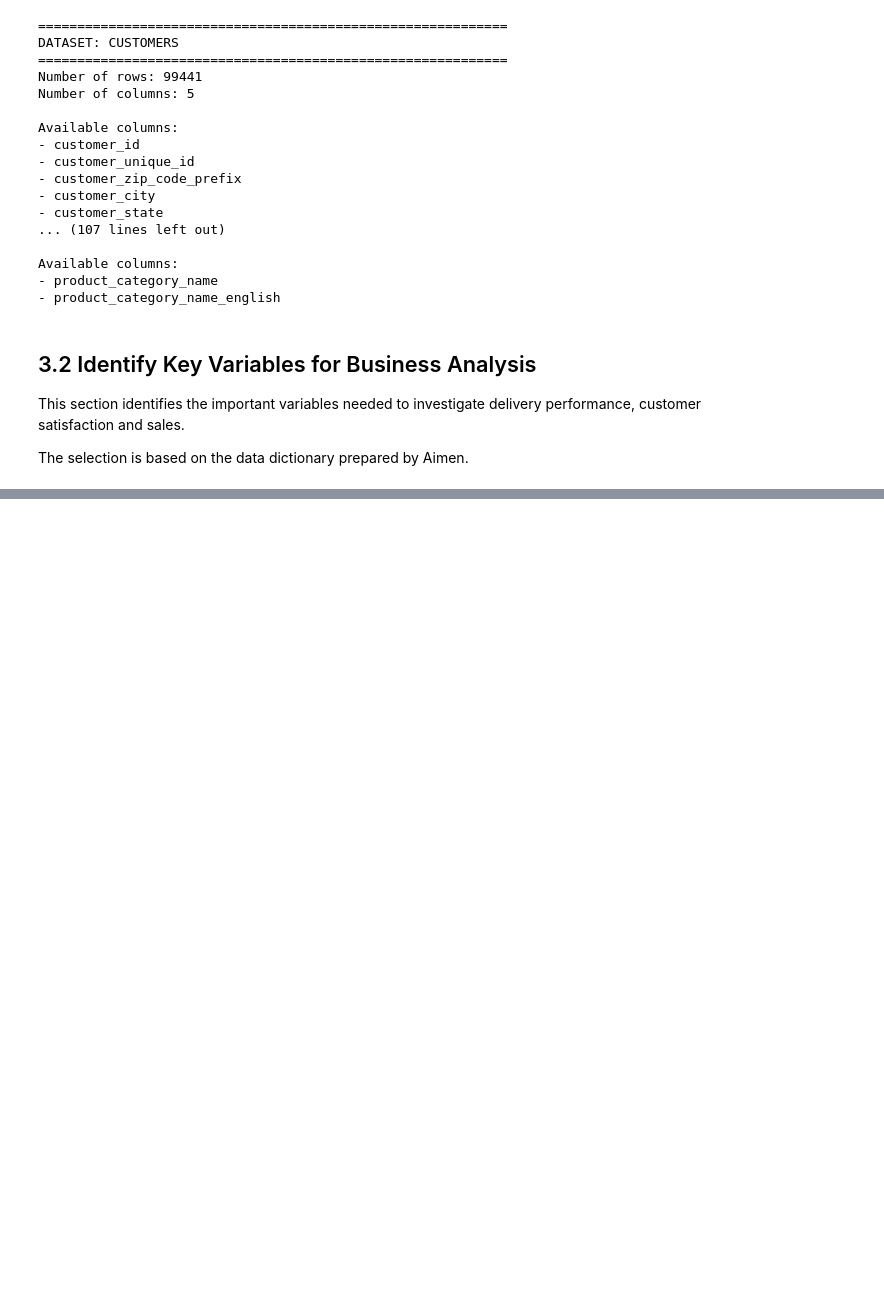
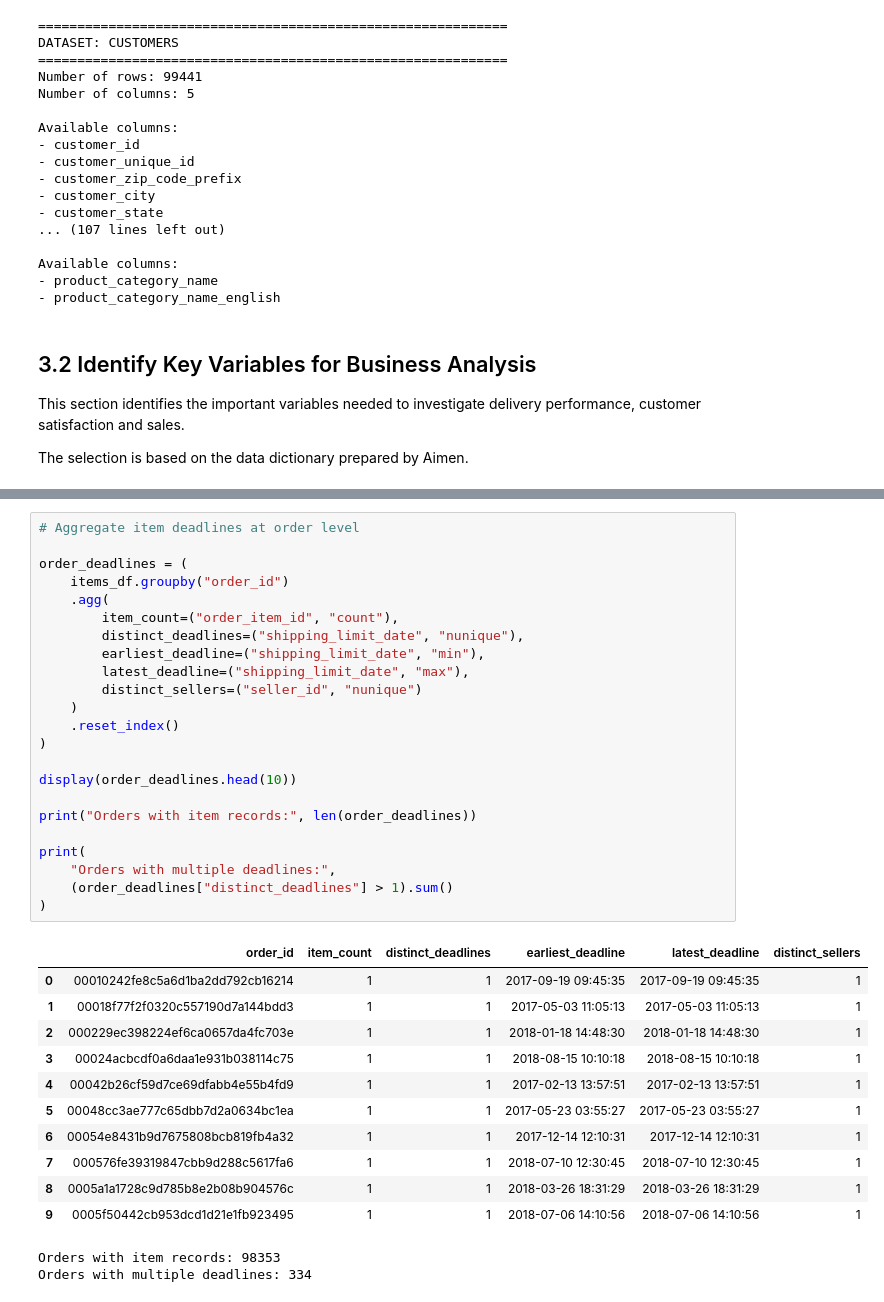
Before and after one commit to tarunmazumdertm-source/olist-delivery-performance-bi, a Jupyter notebook: 04_eda/notebooks/02_olist_eda.ipynb, the cells around one changed output, grey strips where cells are left out. Drawn from its saved outputs; the diff is of its cells as text; blank space fills up the shorter version.

```diff
--- a/04_eda/notebooks/02_olist_eda.ipynb
+++ b/04_eda/notebooks/02_olist_eda.ipynb
@@ -506,0 +1346,37 @@ Missing variable names: 0
+# %%
+# Aggregate item deadlines at order level
+
+order_deadlines = (
+    items_df.groupby("order_id")
+    .agg(
+        item_count=("order_item_id", "count"),
+        distinct_deadlines=("shipping_limit_date", "nunique"),
+        earliest_deadline=("shipping_limit_date", "min"),
+        latest_deadline=("shipping_limit_date", "max"),
+        distinct_sellers=("seller_id", "nunique")
+    )
+    .reset_index()
+)
+
+display(order_deadlines.head(10))
+
+print("Orders with item records:", len(order_deadlines))
+
+print(
+    "Orders with multiple deadlines:",
+    (order_deadlines["distinct_deadlines"] > 1).sum()
+)
+# %% [output]
+|  | order_id | item_count | distinct_deadlines | earliest_deadline | latest_deadline | distinct_sellers |
+| 0 | 00010242fe8c5a6d1ba2dd792cb16214 | 1 | 1 | 2017-09-19 09:45:35 | 2017-09-19 09:45:35 | 1 |
+| 1 | 00018f77f2f0320c557190d7a144bdd3 | 1 | 1 | 2017-05-03 11:05:13 | 2017-05-03 11:05:13 | 1 |
+| 2 | 000229ec398224ef6ca0657da4fc703e | 1 | 1 | 2018-01-18 14:48:30 | 2018-01-18 14:48:30 | 1 |
+| 3 | 00024acbcdf0a6daa1e931b038114c75 | 1 | 1 | 2018-08-15 10:10:18 | 2018-08-15 10:10:18 | 1 |
+| 4 | 00042b26cf59d7ce69dfabb4e55b4fd9 | 1 | 1 | 2017-02-13 13:57:51 | 2017-02-13 13:57:51 | 1 |
+| 5 | 00048cc3ae777c65dbb7d2a0634bc1ea | 1 | 1 | 2017-05-23 03:55:27 | 2017-05-23 03:55:27 | 1 |
+| 6 | 00054e8431b9d7675808bcb819fb4a32 | 1 | 1 | 2017-12-14 12:10:31 | 2017-12-14 12:10:31 | 1 |
+| 7 | 000576fe39319847cbb9d288c5617fa6 | 1 | 1 | 2018-07-10 12:30:45 | 2018-07-10 12:30:45 | 1 |
+| 8 | 0005a1a1728c9d785b8e2b08b904576c | 1 | 1 | 2018-03-26 18:31:29 | 2018-03-26 18:31:29 | 1 |
+| 9 | 0005f50442cb953dcd1d21e1fb923495 | 1 | 1 | 2018-07-06 14:10:56 | 2018-07-06 14:10:56 | 1 |
+Orders with item records: 98353
+Orders with multiple deadlines: 334
```
Also changed, not shown: parts of 77 cells of this notebook, 2 other files.
